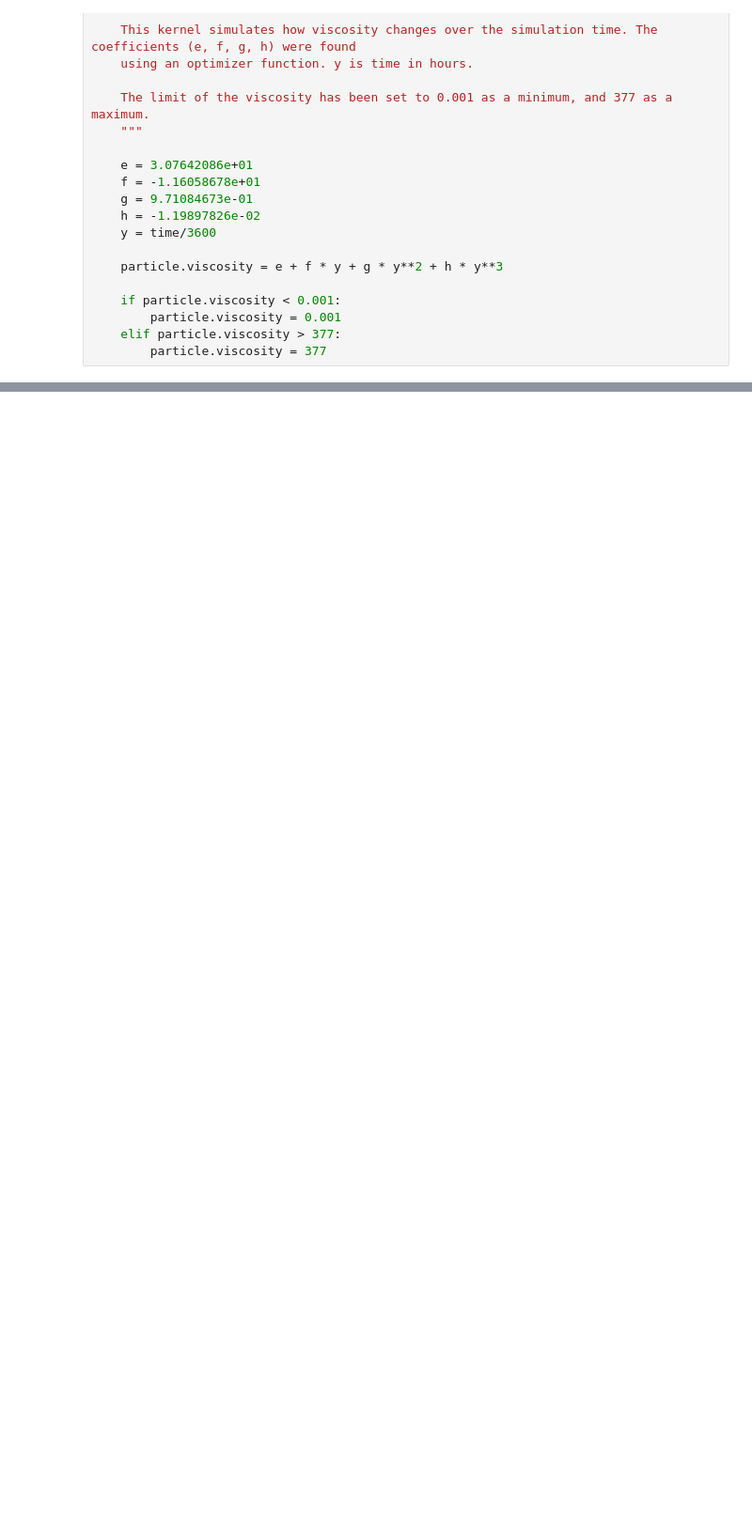
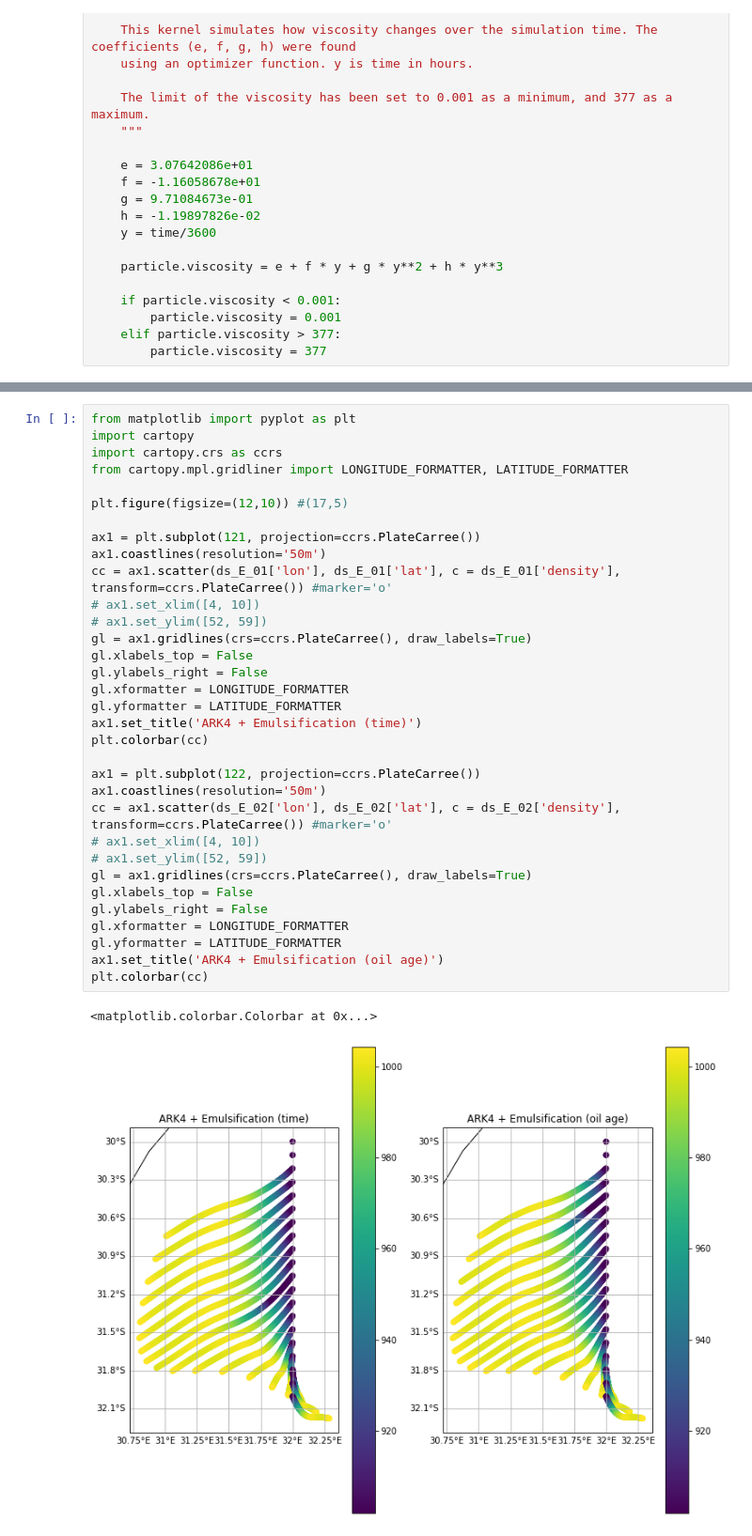
Before and after one commit to OceanParcels/WOC_OilSpills, a Jupyter notebook: Basic_oil_model_2022-01-24.ipynb, the cells around one changed output, grey strips where cells are left out. Shown at 94% size. Drawn from its saved outputs; the diff is of its cells as text; blank space fills up the shorter version.

```diff
--- a/Basic_oil_model_2022-01-24.ipynb
+++ b/Basic_oil_model_2022-01-24.ipynb
@@ -170,0 +343,36 @@ INFO: Compiled ArrayOilParticleEmulsificationViscosityChangesAdvectionRK4 ==> /v
+# %%
+from matplotlib import pyplot as plt
+import cartopy
+import cartopy.crs as ccrs
+from cartopy.mpl.gridliner import LONGITUDE_FORMATTER, LATITUDE_FORMATTER
+
+plt.figure(figsize=(12,10)) #(17,5)
+
+ax1 = plt.subplot(121, projection=ccrs.PlateCarree())
+ax1.coastlines(resolution='50m')
+cc = ax1.scatter(ds_E_01['lon'], ds_E_01['lat'], c = ds_E_01['density'], transform=ccrs.PlateCarree()) #marker='o'
+# ax1.set_xlim([4, 10])
+# ax1.set_ylim([52, 59])
+gl = ax1.gridlines(crs=ccrs.PlateCarree(), draw_labels=True)
+gl.xlabels_top = False
+gl.ylabels_right = False
+gl.xformatter = LONGITUDE_FORMATTER
+gl.yformatter = LATITUDE_FORMATTER
+ax1.set_title('ARK4 + Emulsification (time)')
+plt.colorbar(cc)
+
+ax1 = plt.subplot(122, projection=ccrs.PlateCarree())
+ax1.coastlines(resolution='50m')
+cc = ax1.scatter(ds_E_02['lon'], ds_E_02['lat'], c = ds_E_02['density'], transform=ccrs.PlateCarree()) #marker='o'
+# ax1.set_xlim([4, 10])
+# ax1.set_ylim([52, 59])
+gl = ax1.gridlines(crs=ccrs.PlateCarree(), draw_labels=True)
+gl.xlabels_top = False
+gl.ylabels_right = False
+gl.xformatter = LONGITUDE_FORMATTER
+gl.yformatter = LATITUDE_FORMATTER
+ax1.set_title('ARK4 + Emulsification (oil age)')
+plt.colorbar(cc)
+# %% [output]
+<matplotlib.colorbar.Colorbar at 0x...>
+[figure, added]
```
Also changed, not shown: parts of 30 cells of this notebook, 4 other files.
